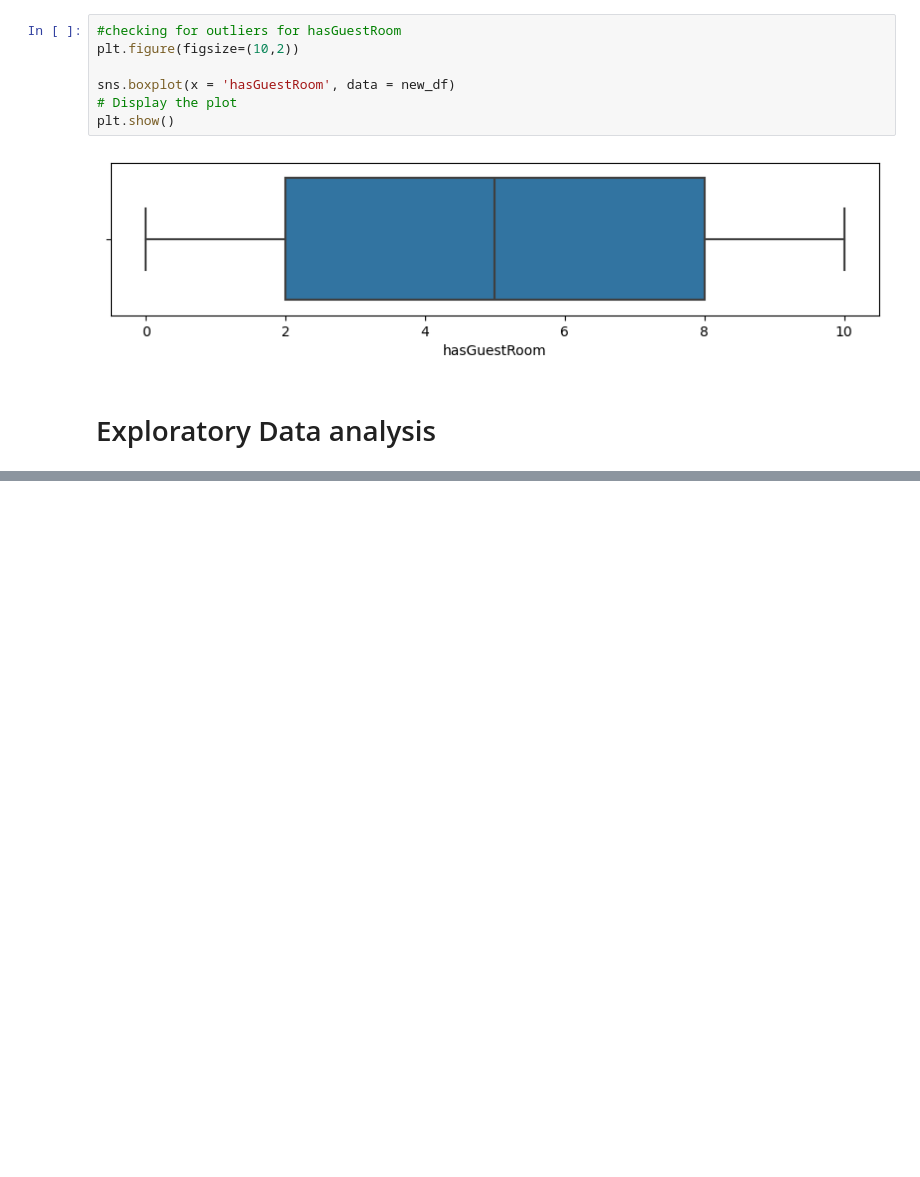
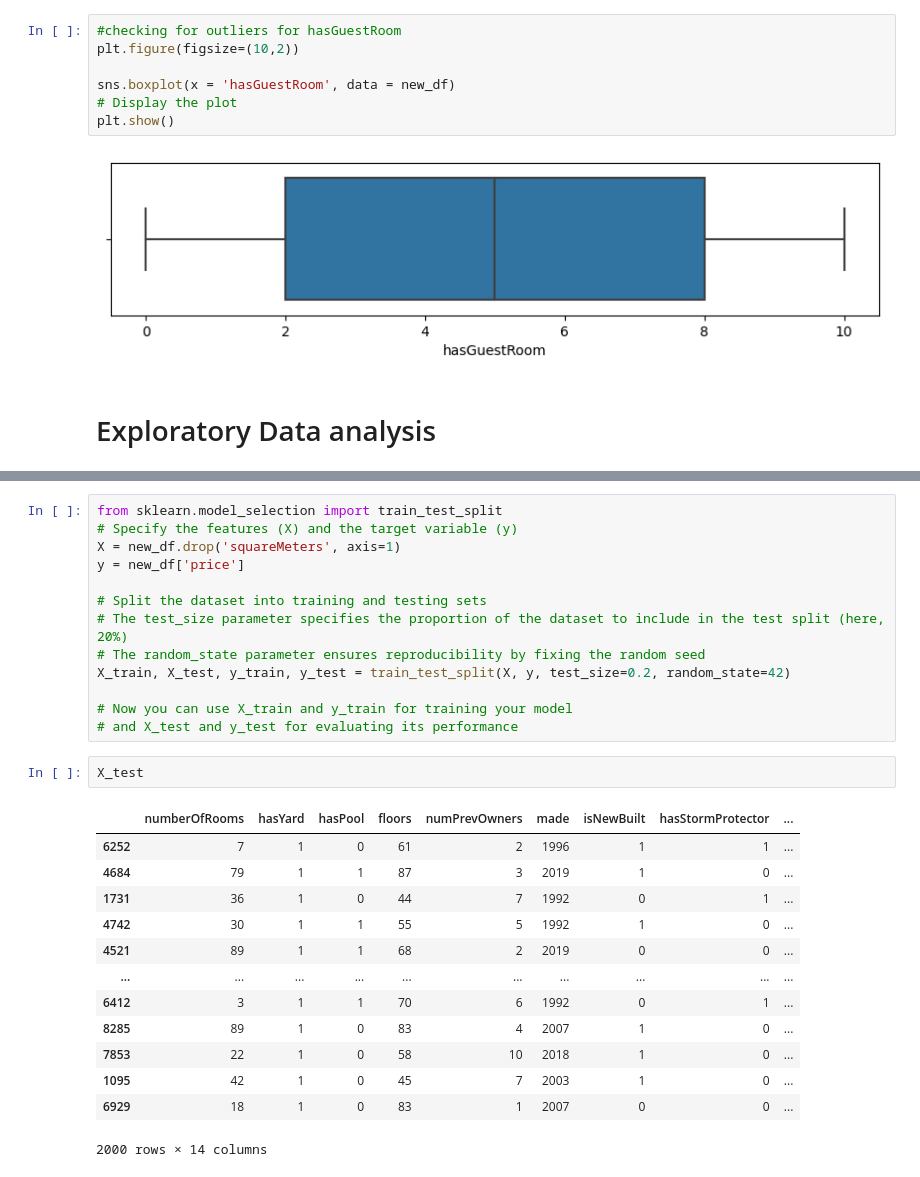
Before and after one commit to Tile28/Phase-2-Group-Project, a Jupyter notebook: Paris housing prediction model.ipynb, the cells around one changed output, grey strips where cells are left out. Cells and saved outputs as stored; diff of their text form; blank space fills up the shorter version.

```diff
--- a/Paris housing prediction model.ipynb
+++ b/Paris housing prediction model.ipynb
@@ -335,0 +395,29 @@ Text(0.5, 0.98, 'Distribution after Log transfomation')
+# %%
+from sklearn.model_selection import train_test_split
+# Specify the features (X) and the target variable (y)
+X = new_df.drop('squareMeters', axis=1)
+y = new_df['price']
+
+# Split the dataset into training and testing sets
+# The test_size parameter specifies the proportion of the dataset to include in the test split (here, 20%)
+# The random_state parameter ensures reproducibility by fixing the random seed
+X_train, X_test, y_train, y_test = train_test_split(X, y, test_size=0.2, random_state=42)
+
+# Now you can use X_train and y_train for training your model
+# and X_test and y_test for evaluating its performance
+# %%
+X_test
+# %% [output]
+|  | numberOfRooms | hasYard | hasPool | floors | numPrevOwners | made | isNewBuilt | hasStormProtector | ... |
+| 6252 | 7 | 1 | 0 | 61 | 2 | 1996 | 1 | 1 | ... |
+| 4684 | 79 | 1 | 1 | 87 | 3 | 2019 | 1 | 0 | ... |
+| 1731 | 36 | 1 | 0 | 44 | 7 | 1992 | 0 | 1 | ... |
+| 4742 | 30 | 1 | 1 | 55 | 5 | 1992 | 1 | 0 | ... |
+| 4521 | 89 | 1 | 1 | 68 | 2 | 2019 | 0 | 0 | ... |
+| ... | ... | ... | ... | ... | ... | ... | ... | ... | ... |
+| 6412 | 3 | 1 | 1 | 70 | 6 | 1992 | 0 | 1 | ... |
+| 8285 | 89 | 1 | 0 | 83 | 4 | 2007 | 1 | 0 | ... |
+| 7853 | 22 | 1 | 0 | 58 | 10 | 2018 | 1 | 0 | ... |
+| 1095 | 42 | 1 | 0 | 45 | 7 | 2003 | 1 | 0 | ... |
+| 6929 | 18 | 1 | 0 | 83 | 1 | 2007 | 0 | 0 | ... |
+2000 rows × 14 columns
```
Also changed, not shown: parts of 9 cells of this notebook.
